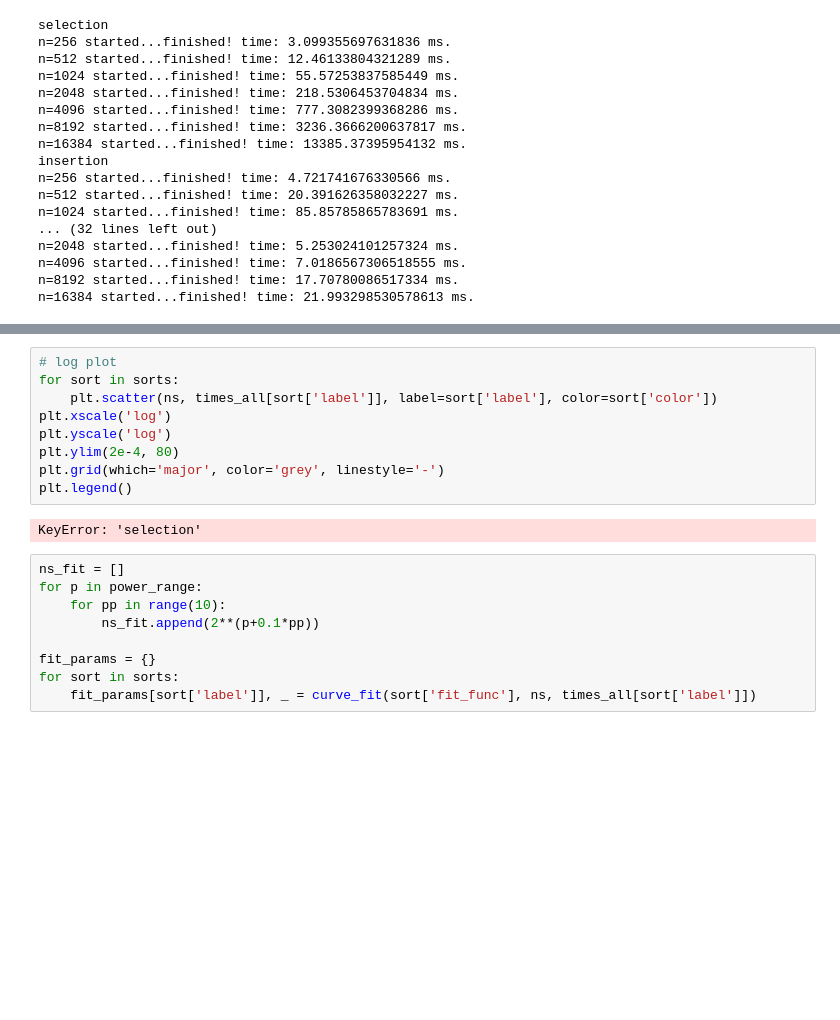
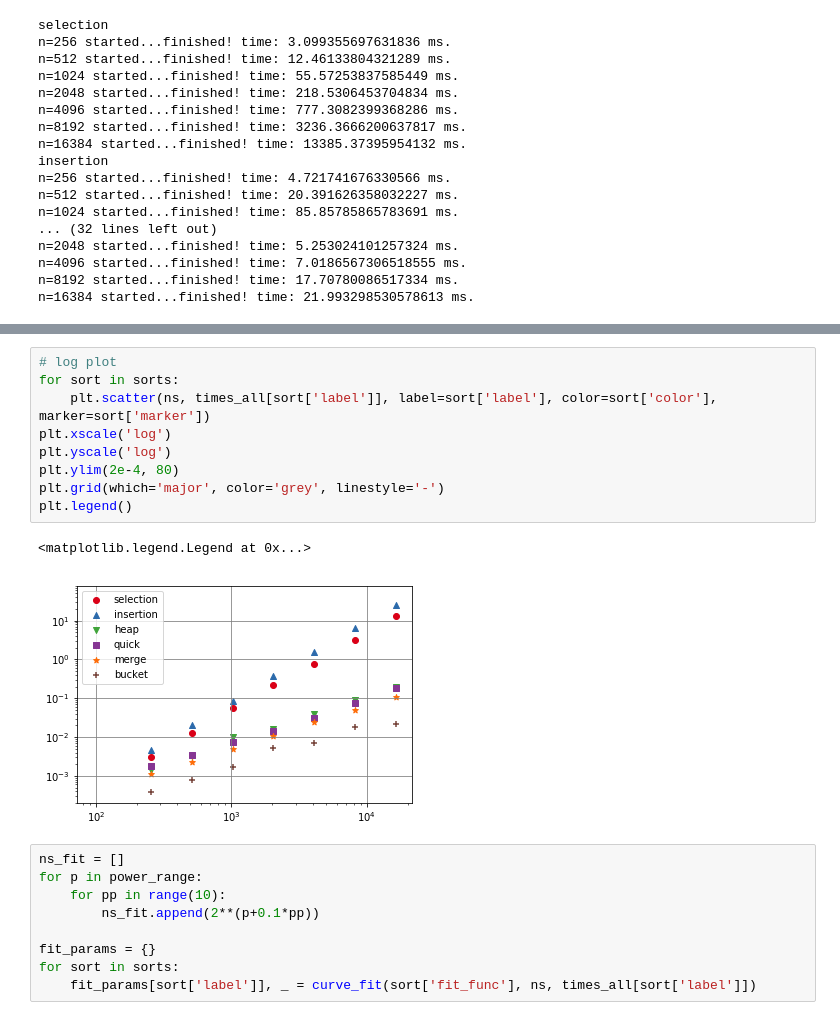
Before and after one commit to maiyama18/algorithm_quick_reference, a Jupyter notebook: ch-4/evaluate_sorts.ipynb, the cells around one changed output, grey strips where cells are left out. Drawn from its saved outputs; the diff is of its cells as text; blank space fills up the shorter version.

```diff
--- a/ch-4/evaluate_sorts.ipynb
+++ b/ch-4/evaluate_sorts.ipynb
@@ -133,14 +134,15 @@ KeyError: 'selection'
 # %%
 # log plot
 for sort in sorts:
-    plt.scatter(ns, times_all[sort['label']], label=sort['label'], color=sort['color'])
+    plt.scatter(ns, times_all[sort['label']], label=sort['label'], color=sort['color'], marker=sort['marker'])
 plt.xscale('log')
 plt.yscale('log')
 plt.ylim(2e-4, 80)
 plt.grid(which='major', color='grey', linestyle='-')
 plt.legend()
 # %% [output]
-KeyError: 'selection'
+<matplotlib.legend.Legend at 0x...>
+[figure, added]
 # %%
 ns_fit = []
 for p in power_range:
```
Also changed, not shown: parts of 12 cells of this notebook.
